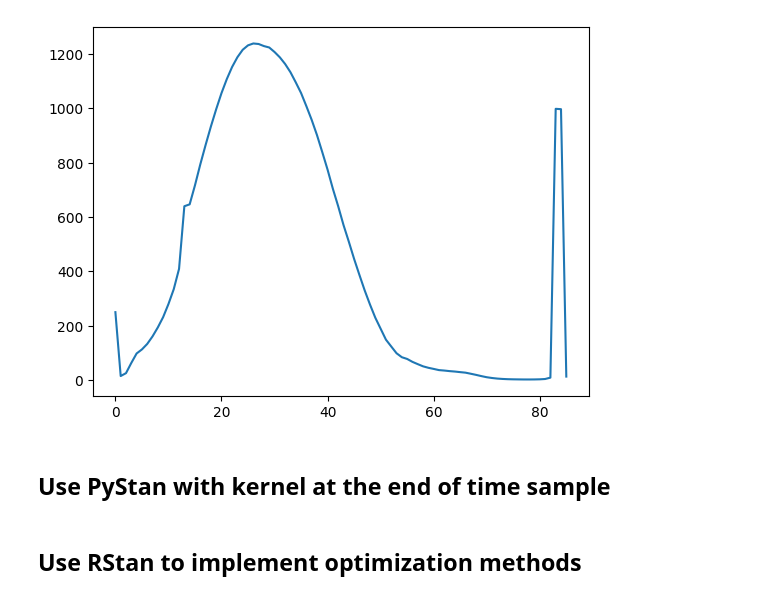
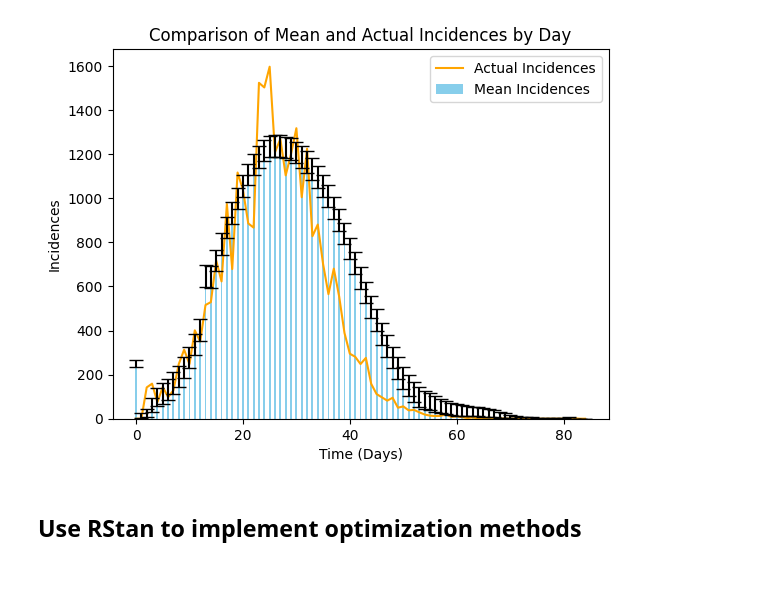
Before and after one commit to SABS-R3-Epidemiology/EpiPI, a Jupyter notebook: pipeline.ipynb, the cells around one changed output. Cells and saved outputs as stored; diff of their text form; code cells hidden in the pictures.

```diff
--- a/pipeline.ipynb
+++ b/pipeline.ipynb
@@ -66,15 +68,16 @@ Std R_hat is 0.0
-# %%
-plt.plot(predicted_mean)
-plt.show()
-# %% [output]
-[figure, removed]
-# %% [markdown]
-## Use PyStan with kernel at the end of time sample
-# %%
-controller = epipi.InferenceKernelController(theta, omega, kernel=[])
-fit, samples = controller.run()
-df = az.summary(samples)
-df
+# %%
+pre_I = np.array(list(df['mean'].values[:-1]) + kernel)
+pre_std = np.array(list(df['sd'].values[:-1]) + [0, 0, 0])
+plt.plot(range(starting_time_point, end_time_point), incidences_true[starting_time_point:end_time_point], color='orange', label='Actual Incidences')
+plt.bar(range(starting_time_point, end_time_point), pre_I, yerr=pre_std, color='skyblue', capsize=5, label='Mean Incidences', width=0.35)
+# Adding details
+plt.xlabel('Time (Days)')
+plt.ylabel('Incidences')
+plt.title('Comparison of Mean and Actual Incidences by Day')
+plt.legend()
+plt.show()
+# %% [output]
+[figure, added]
 # %% [markdown]
 ## Use RStan to implement optimization methods
 # %%
```
Also changed, not shown: parts of 6 cells of this notebook, 2 other files.
